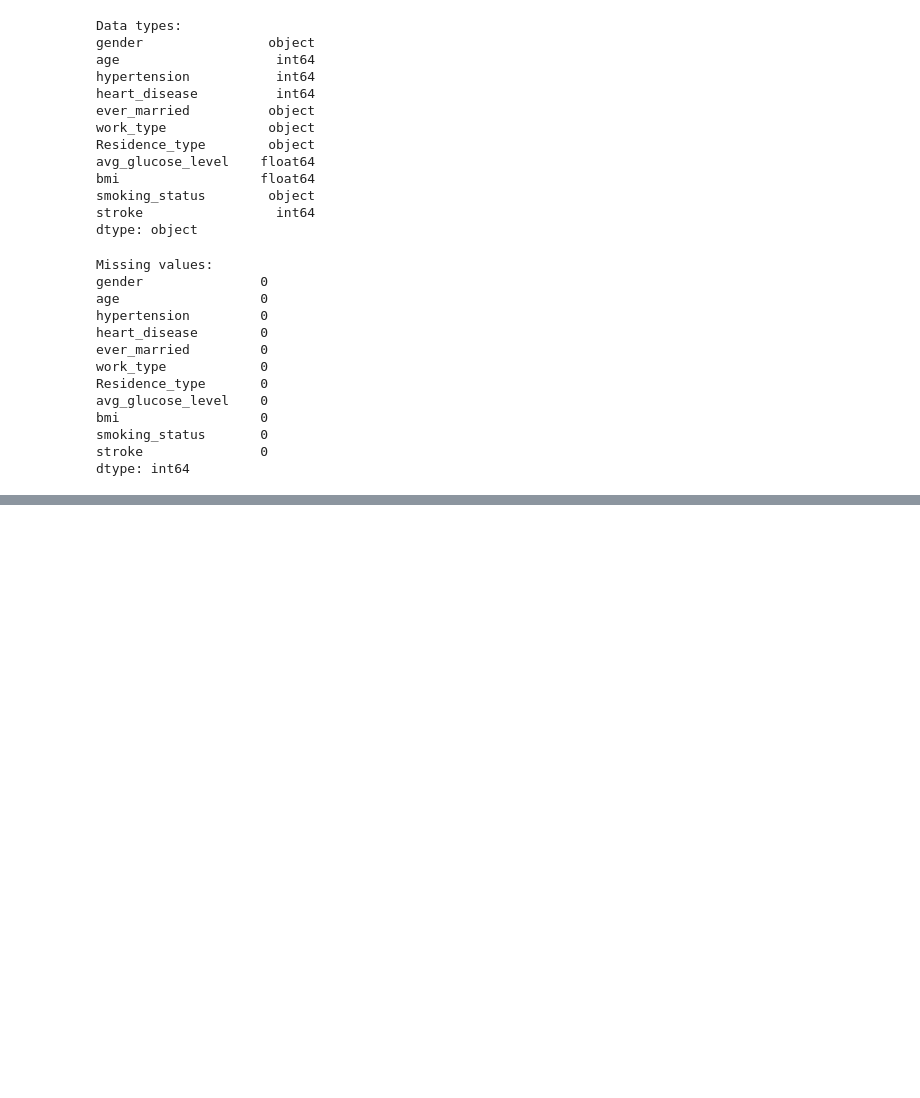
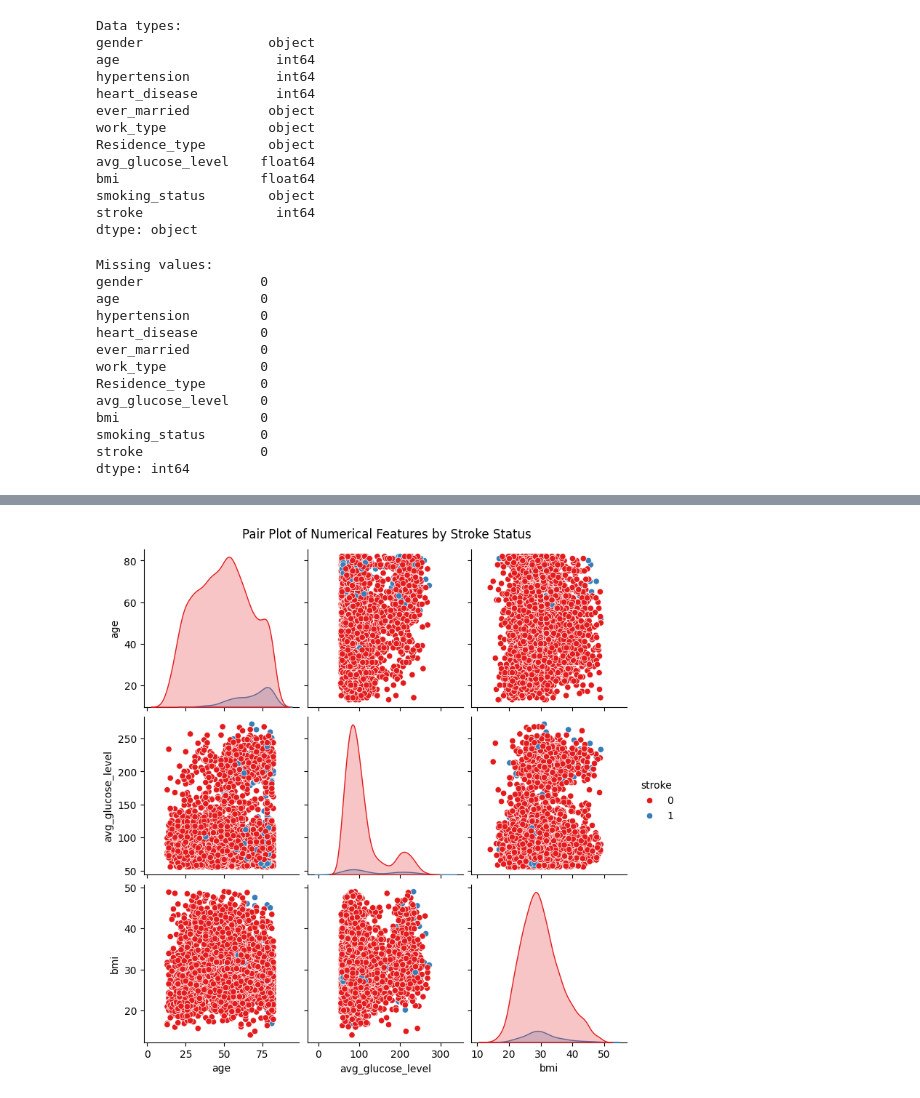
Before and after one commit to IFTE-13/Early-Stage-Brain-Stroke-Detection, a Jupyter notebook: main.ipynb, the cells around one changed output, grey strips where cells are left out. Drawn from its saved outputs; the diff is of its cells as text; code cells hidden in the pictures; blank space fills up the shorter version.

```diff
--- a/main.ipynb
+++ b/main.ipynb
@@ -295,2 +86,0 @@ if remaining_objects:
-# %%
-df = df.apply(pd.to_numeric, errors="coerce")
@@ -938,0 +113,7 @@ Name: stroke, dtype: float64
+# %%
+# Pair plot
+sns.pairplot(df[numerical_cols + ["stroke"]], hue="stroke", palette="Set1")
+plt.suptitle("Pair Plot of Numerical Features by Stroke Status", y=1.02)
+plt.show()
+# %% [output]
+[figure, added]
```
Also changed, not shown: parts of 85 cells of this notebook, 25 other files.
